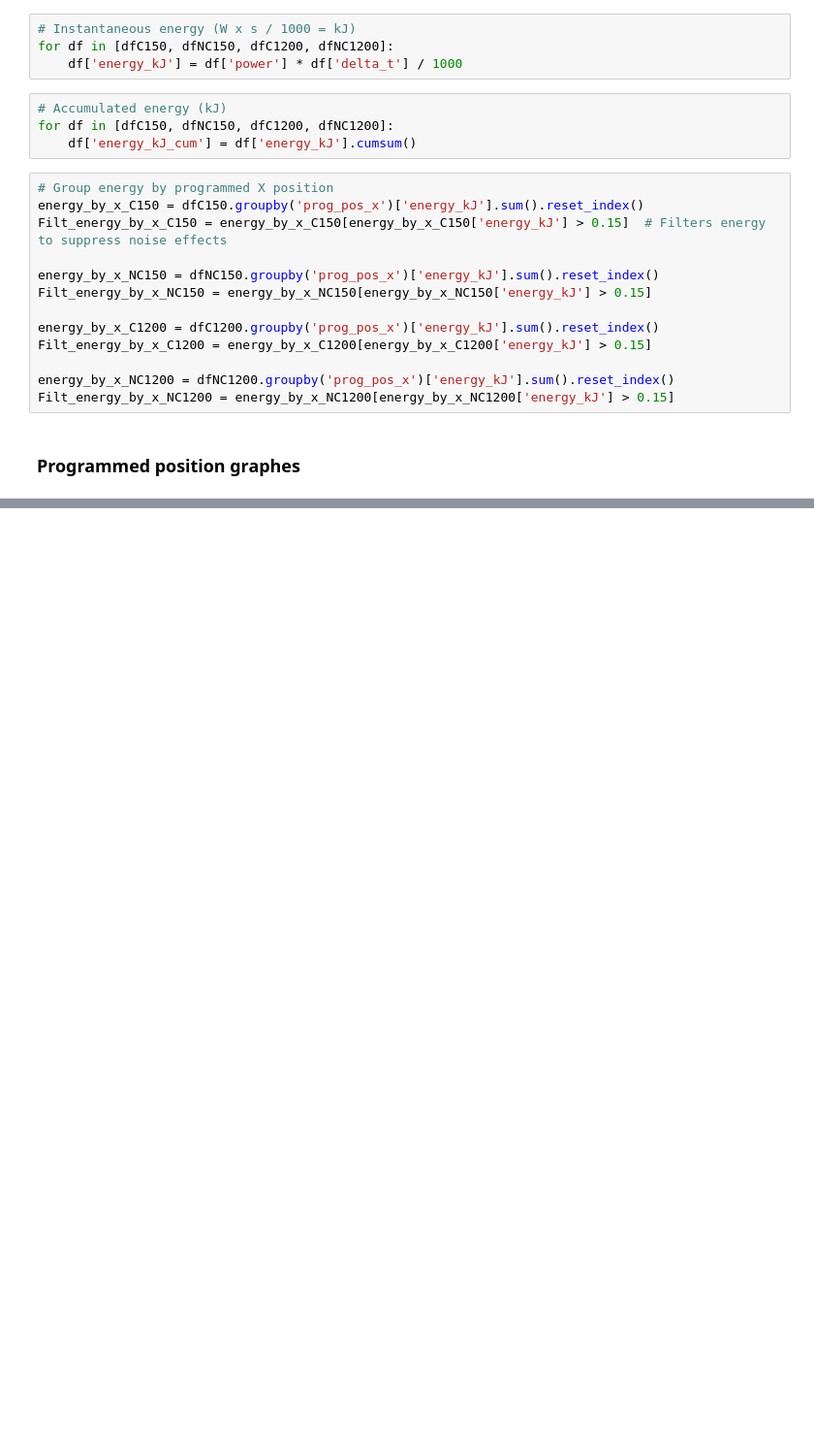
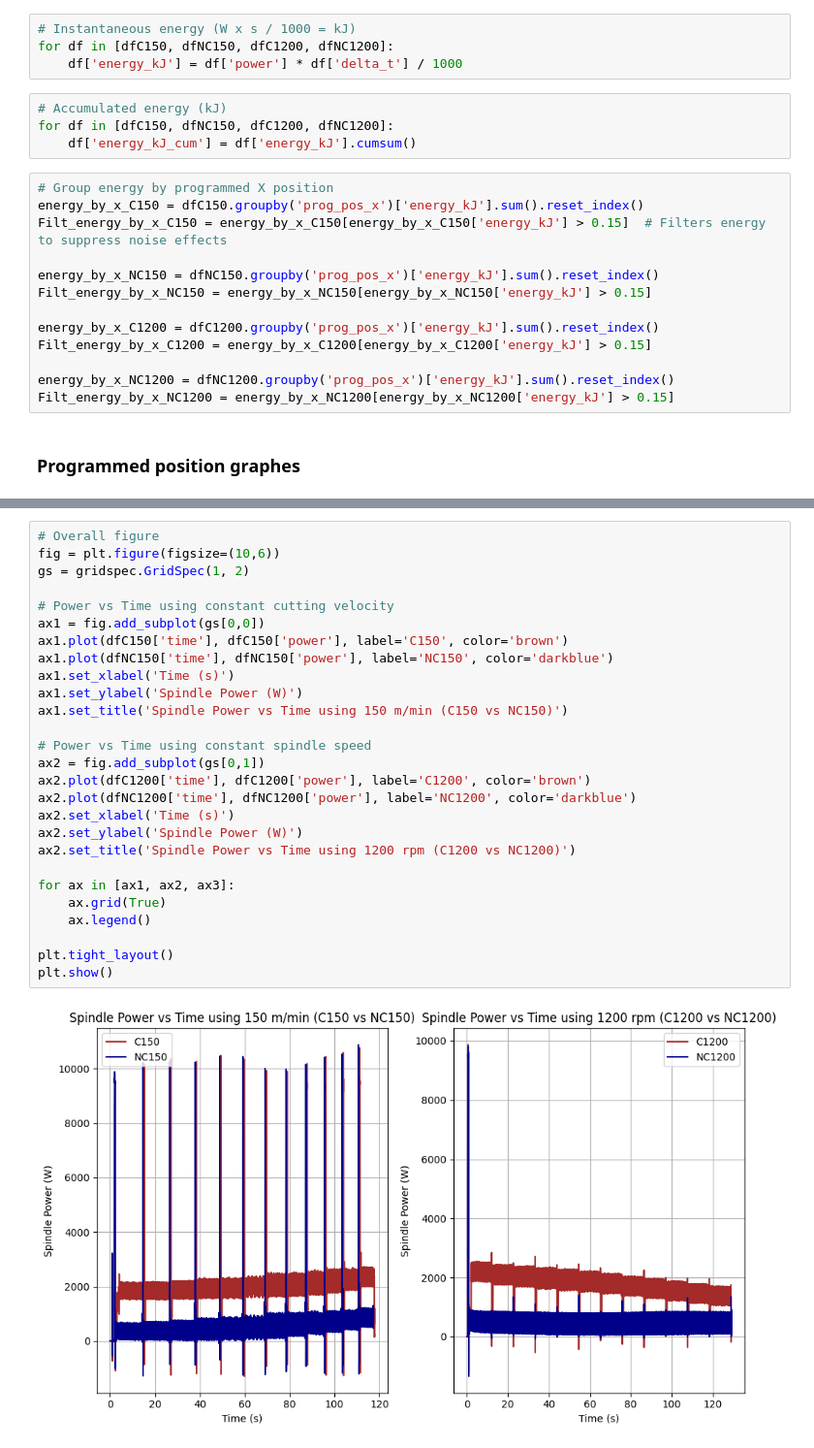
Before and after one commit to PaoloRos/MASSMa, a Jupyter notebook: turning_datas/chapter_2025-main/turn_data.ipynb, the cells around one changed output, grey strips where cells are left out. Shown at 97% size. Drawn from its saved outputs; the diff is of its cells as text; blank space fills up the shorter version.

Commit message:
update graphs - turning exp.

```diff
--- a/turning_datas/chapter_2025-main/turn_data.ipynb
+++ b/turning_datas/chapter_2025-main/turn_data.ipynb
@@ -122,3 +120,32 @@ plt.tight_layout()
 plt.show()
 # %% [output]
 [figure]
+# %%
+# Overall figure
+fig = plt.figure(figsize=(10,6))
+gs = gridspec.GridSpec(1, 2)
+
+# Power vs Time using constant cutting velocity
+ax1 = fig.add_subplot(gs[0,0])
+ax1.plot(dfC150['time'], dfC150['power'], label='C150', color='brown')
+ax1.plot(dfNC150['time'], dfNC150['power'], label='NC150', color='darkblue')
+ax1.set_xlabel('Time (s)')
+ax1.set_ylabel('Spindle Power (W)')
+ax1.set_title('Spindle Power vs Time using 150 m/min (C150 vs NC150)')
+
+# Power vs Time using constant spindle speed
+ax2 = fig.add_subplot(gs[0,1])
+ax2.plot(dfC1200['time'], dfC1200['power'], label='C1200', color='brown')
+ax2.plot(dfNC1200['time'], dfNC1200['power'], label='NC1200', color='darkblue')
+ax2.set_xlabel('Time (s)')
+ax2.set_ylabel('Spindle Power (W)')
+ax2.set_title('Spindle Power vs Time using 1200 rpm (C1200 vs NC1200)')
+
+for ax in [ax1, ax2, ax3]:
+    ax.grid(True)
+    ax.legend()
+
+plt.tight_layout()
+plt.show()
+# %% [output]
+[figure, added]
```
Also changed, not shown: parts of 1 cell of this notebook.
